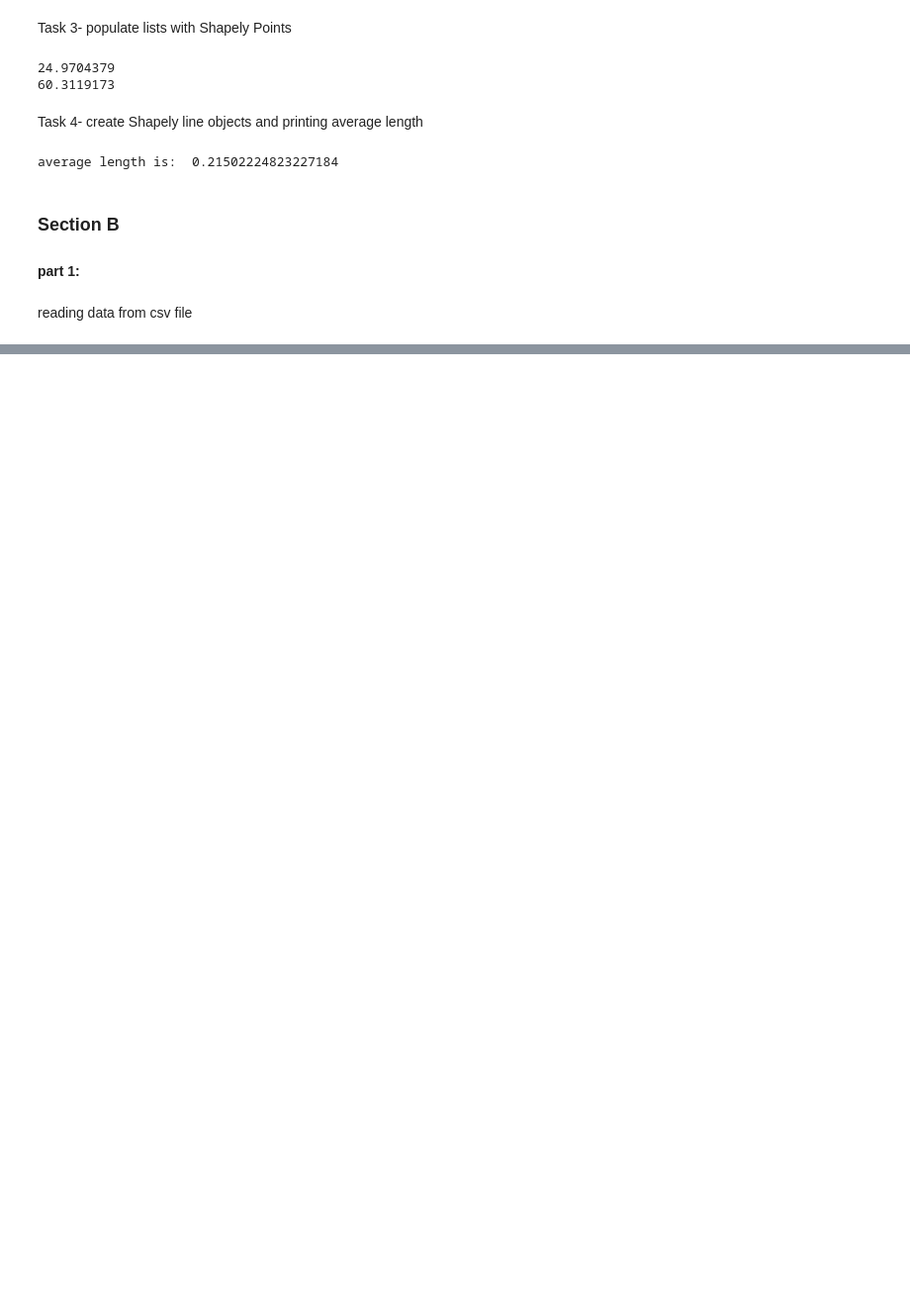
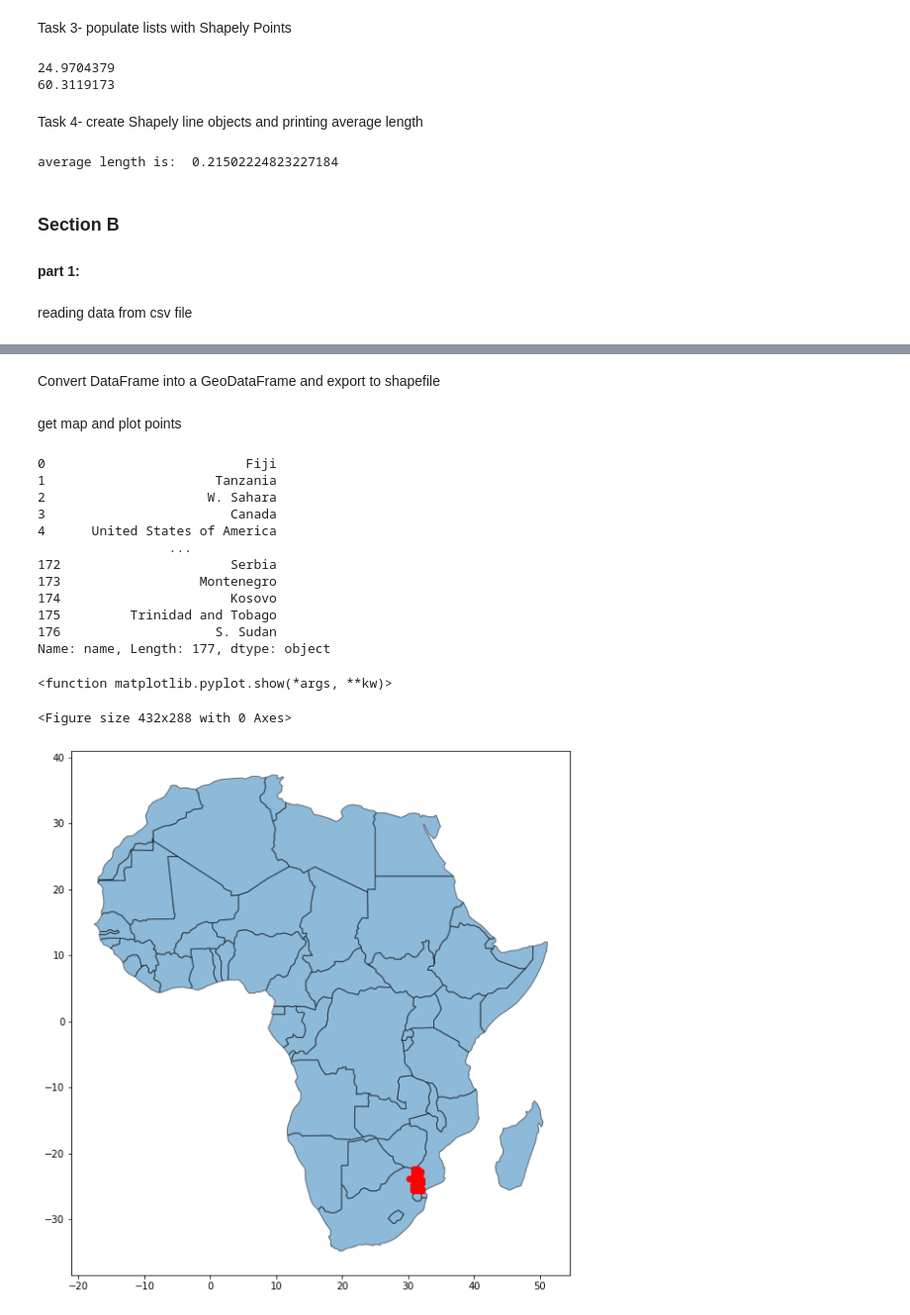
Before and after one commit to orenltr/gis_dev, a Jupyter notebook: hw1.ipynb, the cells around one changed output, grey strips where cells are left out. Shown at 99% size. Cells and saved outputs as stored; diff of their text form; code cells hidden in the pictures; blank space fills up the shorter version.

Commit message:
plot points

```diff
--- a/hw1.ipynb
+++ b/hw1.ipynb
@@ -80,0 +66,8 @@ df.head()
+# %%
+# for index, row in df.iterrows() :
+#     geometry = Point(row['lat'], row['lon'])
+
+geometry = gpd.points_from_xy(df.lon,df.lat)
+df['geometry'] = geometry
+print(df.shape)
+df.head()
@@ -80,0 +82,38 @@ df.head()
+# %% [markdown]
+Convert DataFrame into a GeoDataFrame and export to shapefile
+# %%
+gdf = gpd.GeoDataFrame(df, geometry='geometry', crs="EPSG:4326")
+gdf.crs
+
+# save to shp
+gdf.to_file("Kruger_posts.shp")
+# %% [markdown]
+get map and plot points
+# %%
+world = gpd.read_file(gpd.datasets.get_path('naturalearth_lowres'))
+world = world.to_crs(epsg=4326)
+
+# restrict to Africa.
+ax = world[world.continent == 'Africa'].plot(figsize=(10, 10), alpha=0.5, edgecolor='k')
+# restrict to South Africa.
+# ax = world[world.name == 'South Africa'].plot(figsize=(10, 10), alpha=0.5, edgecolor='k')
+
+# We can now plot our ``GeoDataFrame``.
+gdf.plot(ax=ax,color='red')
+plt.show
+# %% [output]
+0                          Fiji
+1                      Tanzania
+2                     W. Sahara
+3                        Canada
+4      United States of America
+                 ...
+172                      Serbia
+173                  Montenegro
+174                      Kosovo
+175         Trinidad and Tobago
+176                    S. Sudan
+Name: name, Length: 177, dtype: object
+<function matplotlib.pyplot.show(*args, **kw)>
+<Figure size 432x288 with 0 Axes>
+[figure, added]
```
Also changed, not shown: parts of 4 cells of this notebook.
